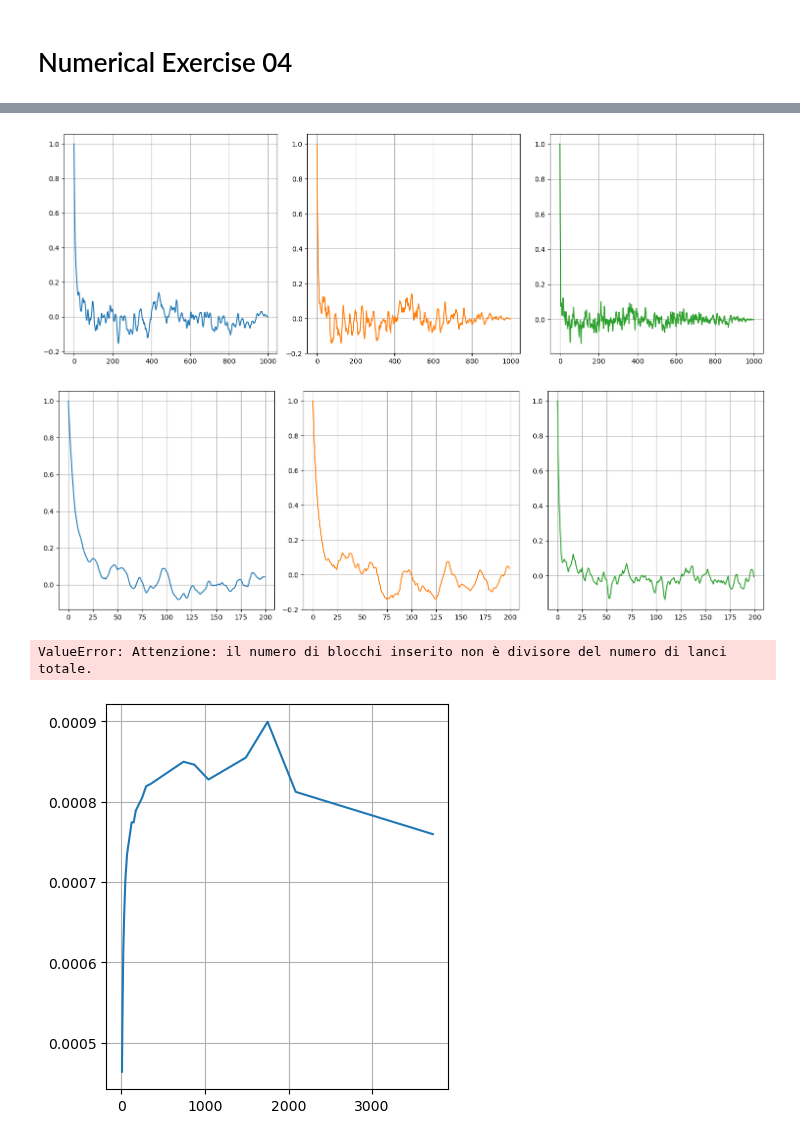
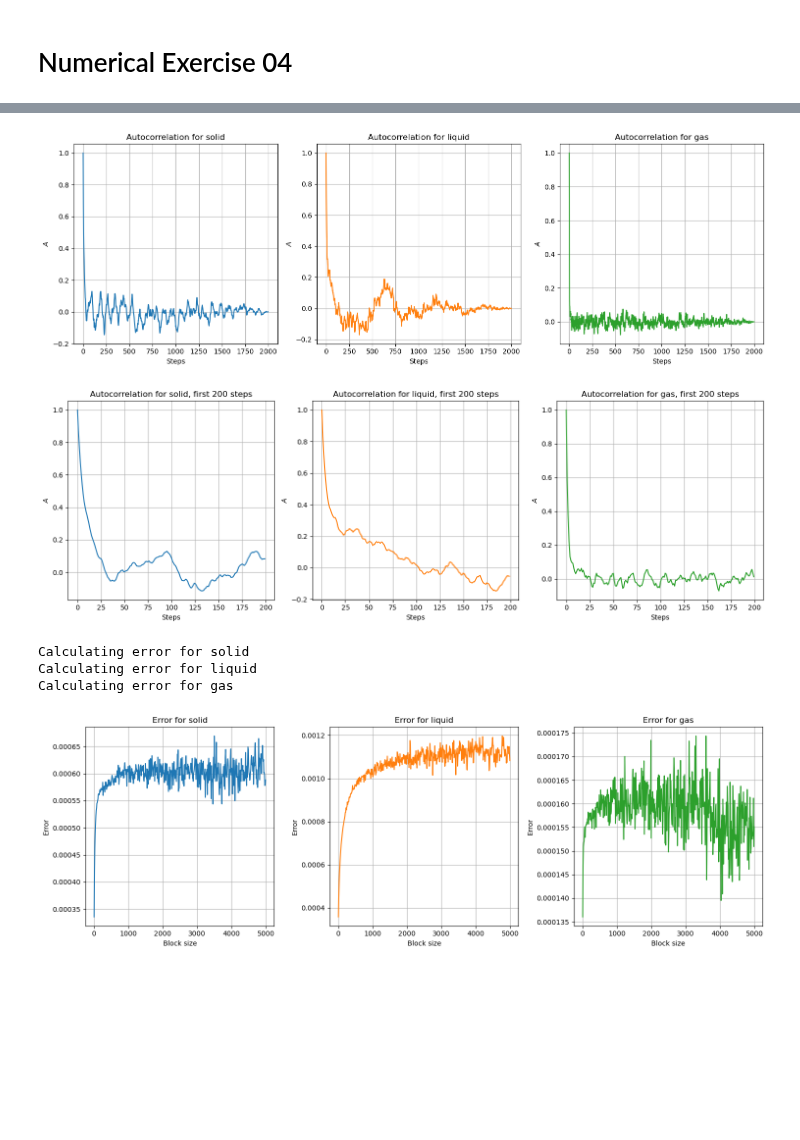
Before and after one commit to stevelonny/labsimnum, a Jupyter notebook: notebooks/exercise_07.ipynb, the cells around one changed output, grey strips where cells are left out. Drawn from its saved outputs; the diff is of its cells as text; code cells hidden in the pictures; blank space fills up the shorter version.

```diff
--- a/notebooks/exercise_07.ipynb
+++ b/notebooks/exercise_07.ipynb
@@ -18,6 +18,9 @@ for i in range(3):
     temp, delta, acceptance = np.loadtxt("../data/ex07_acceptance_{phase}.dat".format(phase=names[i]), unpack=True, usecols=(0,1,2), skiprows=1)
     fig.add_subplot(1,3,i+1)
     plt.plot(delta, acceptance, marker="x")
+    plt.title("Acceptance for {phase}".format(phase=names[i]))
+    plt.xlabel("Delta")
+    plt.ylabel("Acceptance rate")
     plt.grid(True)
     plt.axhline(y=0.5, color='r', linestyle='--')
 plt.show()
@@ -26,35 +29,78 @@ plt.show()
 # %%
 def calculate_autocorrelation(series):
     n = len(series)
     mean = np.mean(series)
     centered_series = series - mean
     autocorrelation = np.correlate(centered_series, centered_series, mode='full')[-n:]
     autocorrelation /= autocorrelation[0]
     return autocorrelation
 
 solid = np.loadtxt("../data/ex07_istant_solid.dat", unpack=True, usecols=(0))
 liquid = np.loadtxt("../data/ex07_istant_liquid.dat", unpack=True, usecols=(0))
 gas = np.loadtxt("../data/ex07_istant_gas.dat", unpack=True, usecols=(0))
 
 fig = plt.figure(figsize=(15,5))
 autocorr = []
 for i, series in enumerate([solid, liquid, gas]):
     fig.add_subplot(1,3,i+1)
-    autocorr.append(calculate_autocorrelation(series[:1000]))
+    autocorr.append(calculate_autocorrelation(series[:2000]))
     plt.plot(autocorr[i], color=colors[i])
+    plt.title("Autocorrelation for {phase}".format(phase=names[i]))
+    plt.xlabel("Steps")
+    plt.ylabel(r"$A$")
     plt.grid(True)
 plt.tight_layout()
 plt.show()
 
 fig = plt.figure(figsize=(15,5))
 for i in range(3):
     fig.add_subplot(1,3,i+1)
     plt.plot(autocorr[i][:200], color=colors[i])
+    plt.title("Autocorrelation for {phase}, first 200 steps".format(phase=names[i]))
+    plt.xlabel("Steps")
+    plt.ylabel(r"$A$")
     plt.grid(True)
 plt.tight_layout()
 plt.show()
 # %% [output]
-[figure, old version]
+[figure, new version]
-[figure, old version]
+[figure, new version]
-ValueError: Attenzione: il numero di blocchi inserito non è divisore del numero di lanci totale.
-[figure, removed]
+# %%
+def error_blocking(data, block_size):
+    n_blocks = len(data) // block_size
+    avg = 0
+    avg2 = 0
+    for i in range(n_blocks):
+        sum = 0
+        for j in range(block_size):
+            sum += data[i*block_size+j]
+        sum /= block_size
+        avg += sum
+        avg2 += sum*sum
+    avg /= n_blocks
+    avg2 /= n_blocks
+    return math.sqrt((avg2 - avg*avg) / n_blocks)
+
+blck_len = range(10, 5000, 10)
+errors = []
+for i, series in enumerate([solid, liquid, gas]):
+    print("Calculating error for {phase}".format(phase=names[i]))
+    errors.append([error_blocking(series, block_len) for block_len in blck_len])
+# %% [output]
+Calculating error for solid
+Calculating error for liquid
+Calculating error for gas
+# %%
+
+fig = plt.figure(figsize=(15,5))
+for i in range(3):
+    fig.add_subplot(1,3,i+1)
+    plt.plot(blck_len, errors[i], color=colors[i])
+    plt.title("Error for {phase}".format(phase=names[i]))
+    plt.xlabel("Block size")
+    plt.ylabel("Error")
+    plt.grid(True)
+plt.tight_layout()
+plt.show()
+# %% [output]
+[figure, added]
```
Also changed, not shown: parts of 1 cell of this notebook, 6 other files.
